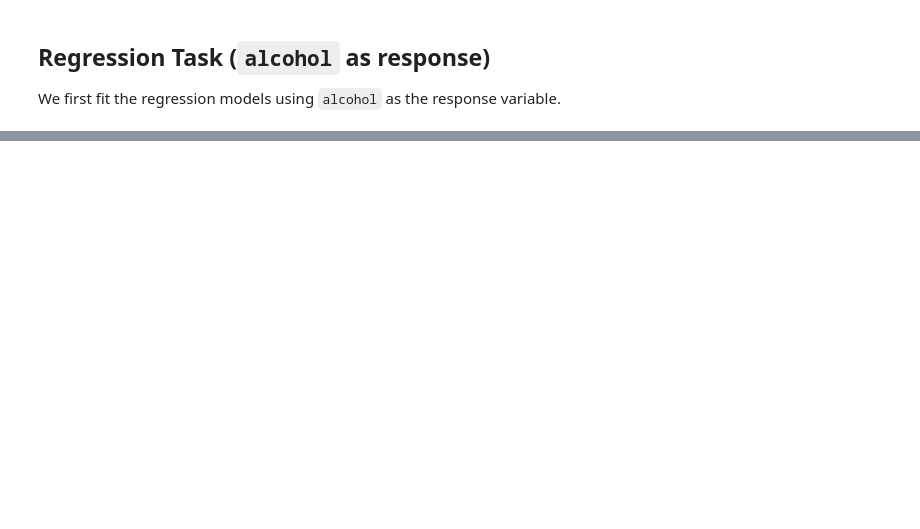
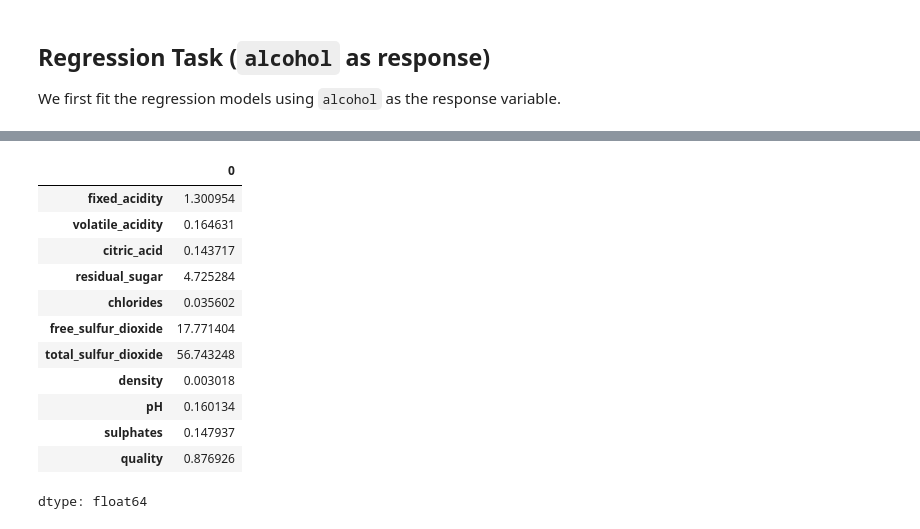
Before and after one commit to hzhoujoy/ST554_HW7, a Jupyter notebook: JoyZhou_HW7.ipynb, the cells around one changed output, grey strips where cells are left out. Saved outputs shown, nothing was run; the diff lists cells and outputs as text; code cells hidden in the pictures; blank space fills up the shorter version.

```diff
--- a/JoyZhou_HW7.ipynb
+++ b/JoyZhou_HW7.ipynb
@@ -195,0 +259,17 @@ X_train, X_test, y_train, y_test = train_test_split(
+# %%
+stds = X_train.apply(np.std, axis = 0)
+stds
+# %% [output]
+|  | 0 |
+| fixed_acidity | 1.300954 |
+| volatile_acidity | 0.164631 |
+| citric_acid | 0.143717 |
+| residual_sugar | 4.725284 |
+| chlorides | 0.035602 |
+| free_sulfur_dioxide | 17.771404 |
+| total_sulfur_dioxide | 56.743248 |
+| density | 0.003018 |
+| pH | 0.160134 |
+| sulphates | 0.147937 |
+| quality | 0.876926 |
+dtype: float64
```
Also changed, not shown: parts of 33 cells of this notebook.
